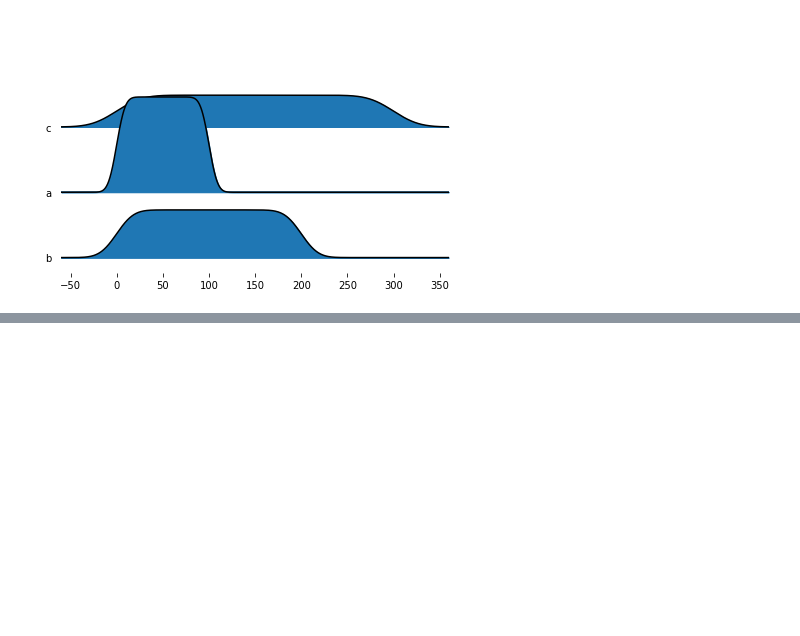
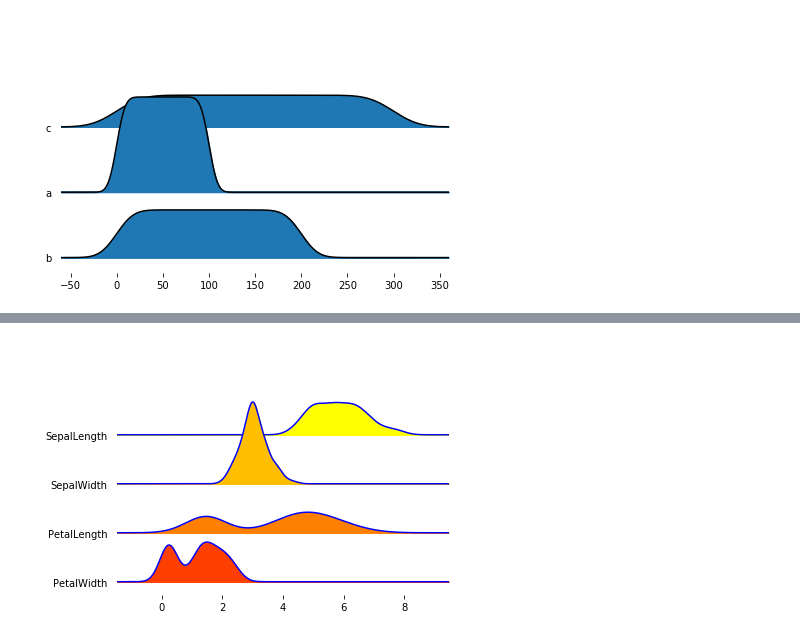
Before and after one commit to leotac/joypy, a Jupyter notebook: Joyplot.ipynb, the cells around one changed output, grey strips where cells are left out. Drawn from its saved outputs; the diff is of its cells as text; code cells hidden in the pictures; blank space fills up the shorter version.

```diff
--- a/Joyplot.ipynb
+++ b/Joyplot.ipynb
@@ -260,0 +289,5 @@ fig, ax = joypy.joyplot(d)
+# %%
+%matplotlib inline
+fig, axes = joypy.joyplot(iris, linecolor="blue", colormap=cm.autumn_r)
+# %% [output]
+[figure, added]
```
Also changed, not shown: parts of 17 cells of this notebook.
